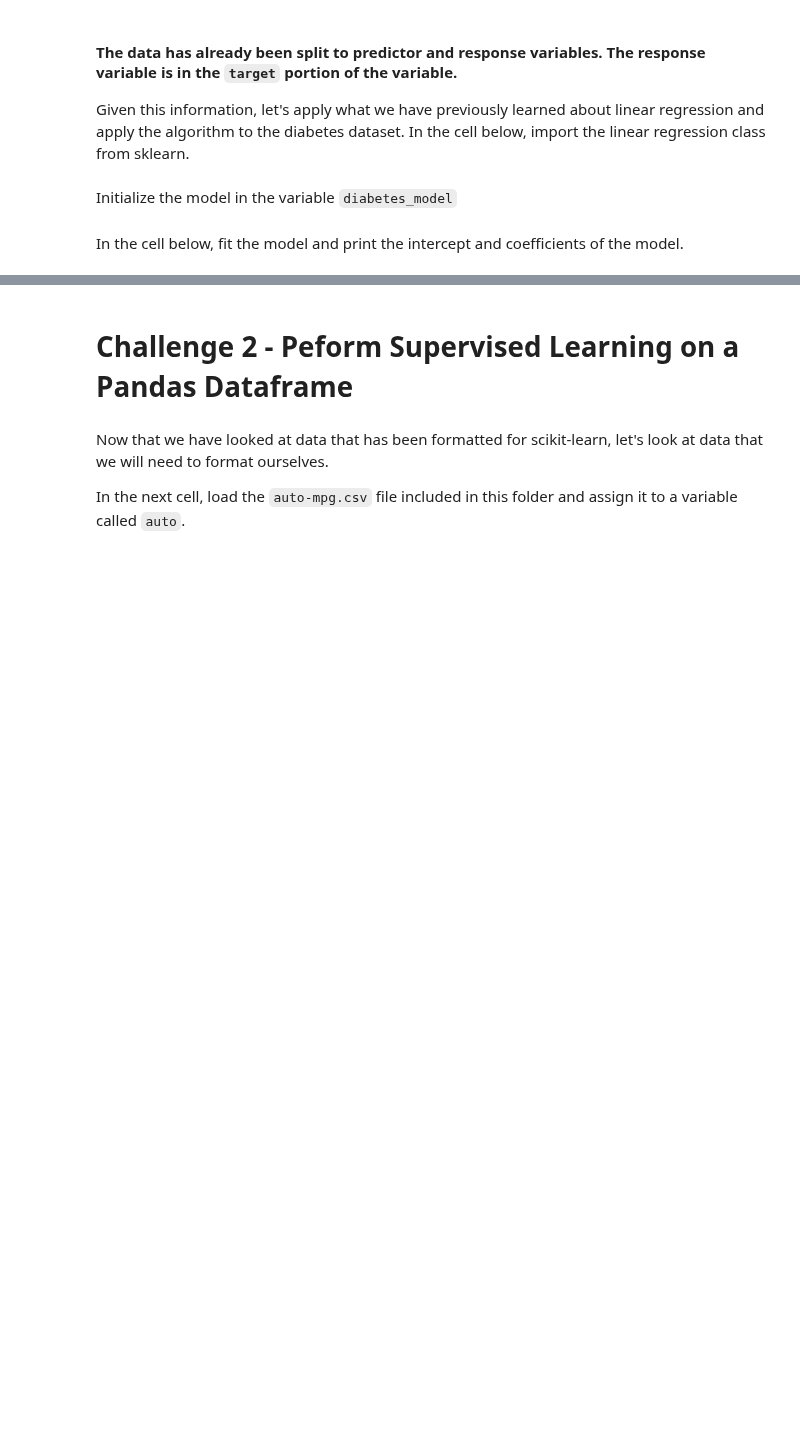
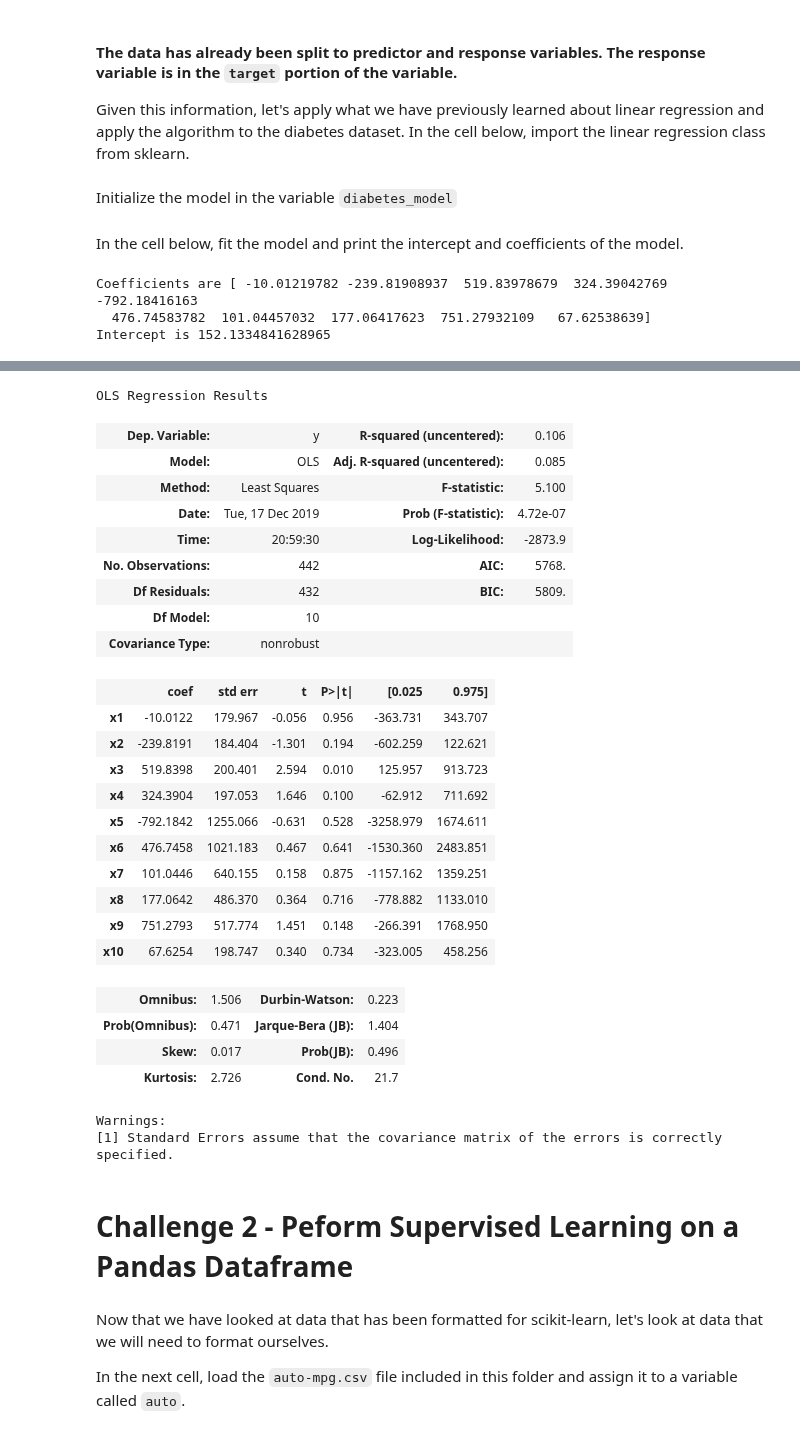
Before and after one commit to ironhack-labs/data-labs, a Jupyter notebook: module-3/lab-intro-to-sklearn/your-code/main.ipynb, the cells around one changed output, grey strips where cells are left out. Cells and saved outputs as stored; diff of their text form; code cells hidden in the pictures; blank space fills up the shorter version.

```diff
--- a/module-3/lab-intro-to-sklearn/your-code/main.ipynb
+++ b/module-3/lab-intro-to-sklearn/your-code/main.ipynb
@@ -13,6 +15,9 @@ Before starting to work on our own datasets, let's first explore the datasets th
 First, we will load the diabetes dataset. Do this in the cell below by importing the datasets and then loading the dataset  to the `diabetes` variable using the `load_diabetes()` function.
 # %%
 # Your code here:
+from sklearn import datasets
+
+diabetes = datasets.load_diabetes()
 # %% [markdown]
 Let's explore this variable by looking at the different attributes. Do this by looking at the `keys()` of this variable.
 # %%
@@ -48,3 +71,14 @@ In the cell below, fit the model and print the intercept and coefficients of the
+# %%
+# Your code here:
+diabetes_model.fit(diabetes.data, diabetes.target)
+
+print("Coefficients are " + str(diabetes_model.coef_))
+
+print("Intercept is " + str(diabetes_model.intercept_))
+# %% [output]
+Coefficients are [ -10.01219782 -239.81908937  519.83978679  324.39042769 -792.18416163
+  476.74583782  101.04457032  177.06417623  751.27932109   67.62538639]
+Intercept is 152.1334841628965
 # %% [markdown]
 # Bonus Challenge 1 - Conduct a Hypothesis Test on the Model
 
@@ -62,0 +95,34 @@ Your result should look similar to this:
+# %%
+# Your code here:
+# link doesn't work, but I think this has been done before
+import statsmodels.api as sm
+
+sm.OLS(diabetes['target'], diabetes['data']).fit().summary()
+# %% [output]
+OLS Regression Results
+| Dep. Variable: | y | R-squared (uncentered): | 0.106 |
+| Model: | OLS | Adj. R-squared (uncentered): | 0.085 |
+| Method: | Least Squares | F-statistic: | 5.100 |
+| Date: | Tue, 17 Dec 2019 | Prob (F-statistic): | 4.72e-07 |
+| Time: | 20:59:30 | Log-Likelihood: | -2873.9 |
+| No. Observations: | 442 | AIC: | 5768. |
+| Df Residuals: | 432 | BIC: | 5809. |
+| Df Model: | 10 |  |  |
+| Covariance Type: | nonrobust |  |  |
+|  | coef | std err | t | P>|t| | [0.025 | 0.975] |
+| x1 | -10.0122 | 179.967 | -0.056 | 0.956 | -363.731 | 343.707 |
+| x2 | -239.8191 | 184.404 | -1.301 | 0.194 | -602.259 | 122.621 |
+| x3 | 519.8398 | 200.401 | 2.594 | 0.010 | 125.957 | 913.723 |
+| x4 | 324.3904 | 197.053 | 1.646 | 0.100 | -62.912 | 711.692 |
+| x5 | -792.1842 | 1255.066 | -0.631 | 0.528 | -3258.979 | 1674.611 |
+| x6 | 476.7458 | 1021.183 | 0.467 | 0.641 | -1530.360 | 2483.851 |
+| x7 | 101.0446 | 640.155 | 0.158 | 0.875 | -1157.162 | 1359.251 |
+| x8 | 177.0642 | 486.370 | 0.364 | 0.716 | -778.882 | 1133.010 |
+| x9 | 751.2793 | 517.774 | 1.451 | 0.148 | -266.391 | 1768.950 |
+| x10 | 67.6254 | 198.747 | 0.340 | 0.734 | -323.005 | 458.256 |
+| Omnibus: | 1.506 | Durbin-Watson: | 0.223 |
+| Prob(Omnibus): | 0.471 | Jarque-Bera (JB): | 1.404 |
+| Skew: | 0.017 | Prob(JB): | 0.496 |
+| Kurtosis: | 2.726 | Cond. No. | 21.7 |
+Warnings:
+[1] Standard Errors assume that the covariance matrix of the errors is correctly specified.
```
Also changed, not shown: parts of 51 cells of this notebook, 2 other files.
